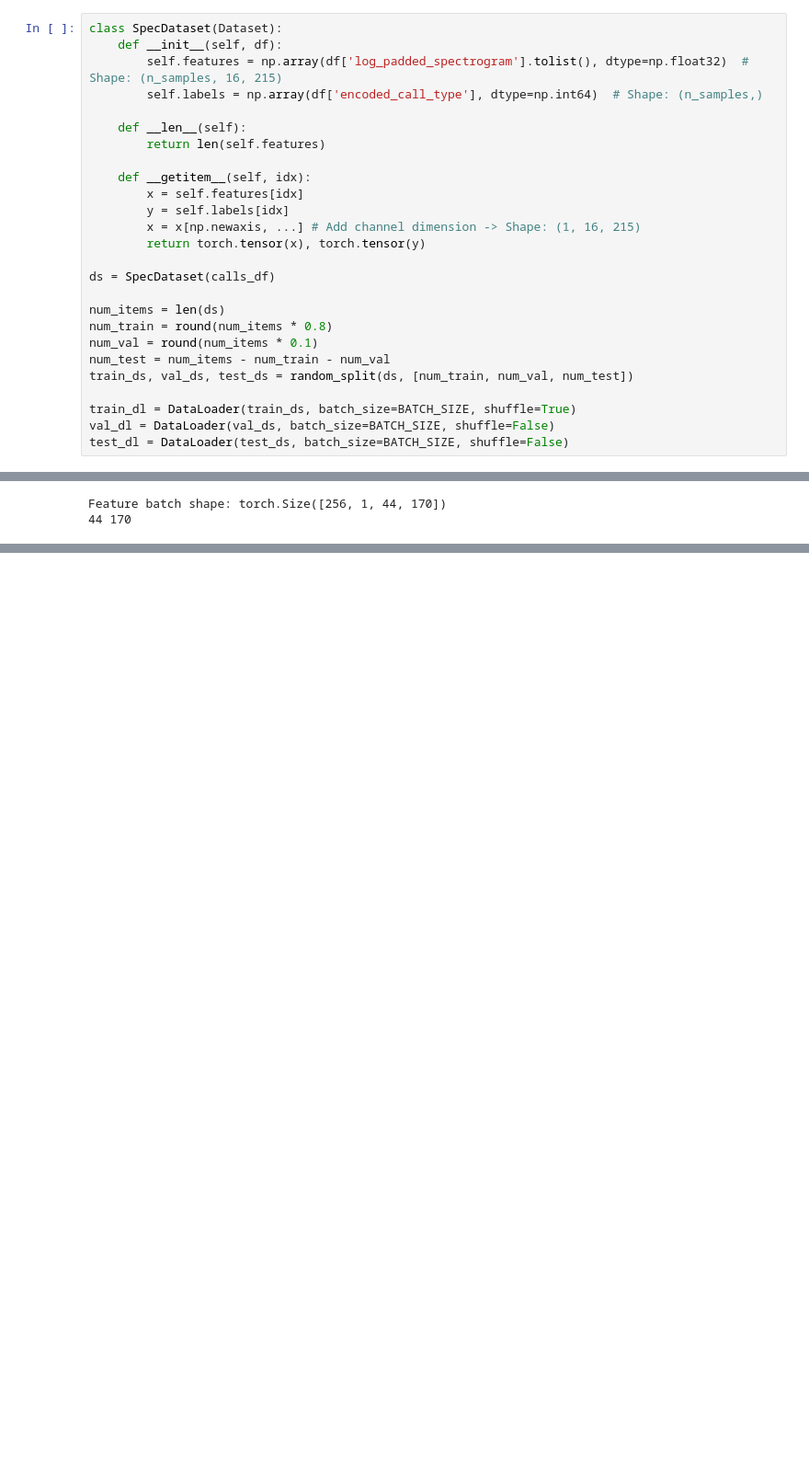
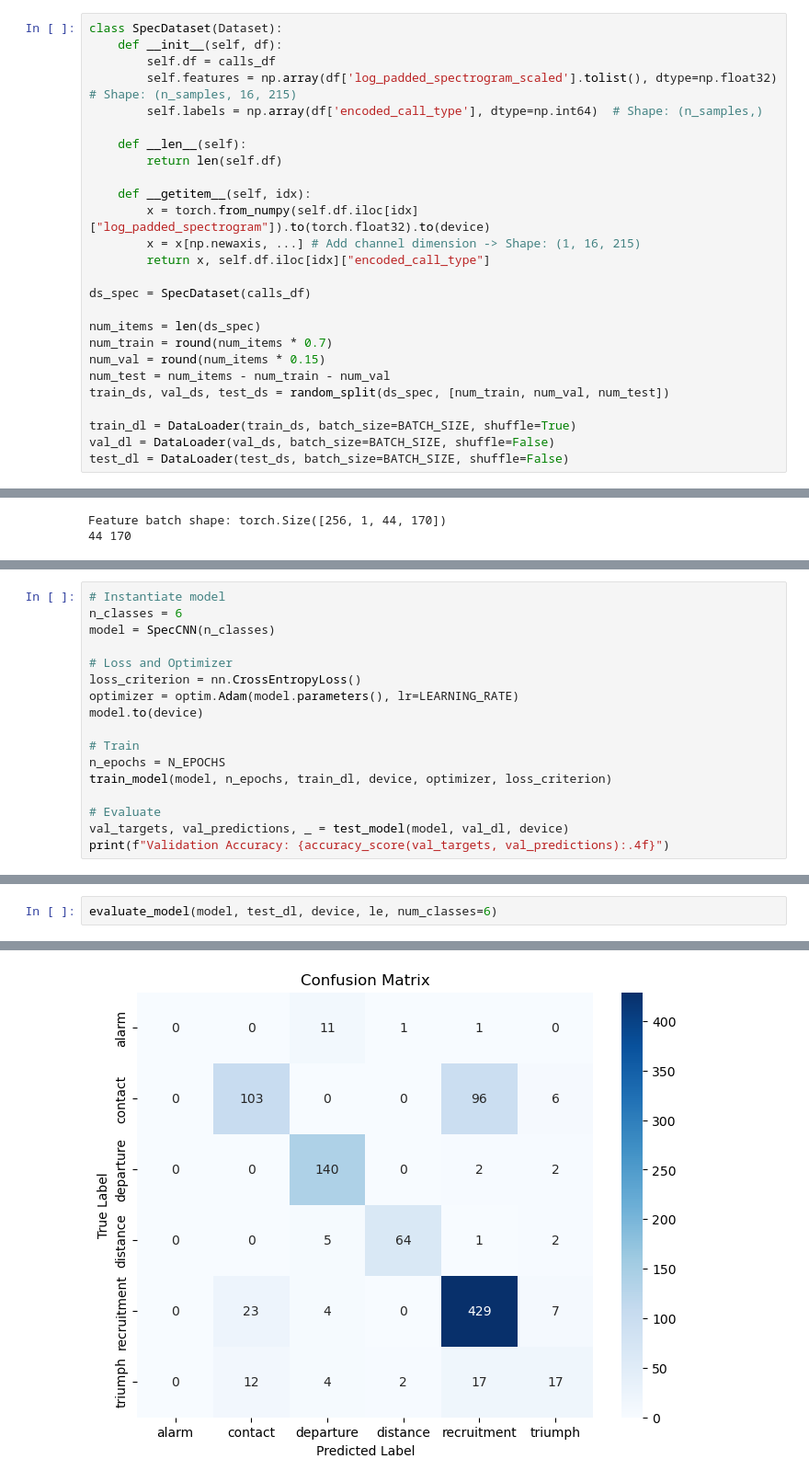
Before and after one commit to lgies23/GooseVocalizations---Thesis-code, a Jupyter notebook: classify_call_types.ipynb, the cells around one changed output, grey strips where cells are left out. Shown: that part at 92% size. Drawn from its saved outputs; the diff is of its cells as text; blank space fills up the shorter version.

```diff
--- a/classify_call_types.ipynb
+++ b/classify_call_types.ipynb
@@ -487,25 +802,25 @@ weighted avg       0.75      0.76      0.75       633
 # %%
 class SpecDataset(Dataset):
     def __init__(self, df):
-        self.features = np.array(df['log_padded_spectrogram'].tolist(), dtype=np.float32)  # Shape: (n_samples, 16, 215)
+        self.df = calls_df
+        self.features = np.array(df['log_padded_spectrogram_scaled'].tolist(), dtype=np.float32)  # Shape: (n_samples, 16, 215)
         self.labels = np.array(df['encoded_call_type'], dtype=np.int64)  # Shape: (n_samples,)
 
     def __len__(self):
-        return len(self.features)
+        return len(self.df)
 
     def __getitem__(self, idx):
-        x = self.features[idx]
-        y = self.labels[idx]
+        x = torch.from_numpy(self.df.iloc[idx]["log_padded_spectrogram"]).to(torch.float32).to(device)
         x = x[np.newaxis, ...] # Add channel dimension -> Shape: (1, 16, 215)
-        return torch.tensor(x), torch.tensor(y)
+        return x, self.df.iloc[idx]["encoded_call_type"]
 
-ds = SpecDataset(calls_df)
+ds_spec = SpecDataset(calls_df)
 
-num_items = len(ds)
-num_train = round(num_items * 0.8)
-num_val = round(num_items * 0.1)
+num_items = len(ds_spec)
+num_train = round(num_items * 0.7)
+num_val = round(num_items * 0.15)
 num_test = num_items - num_train - num_val
-train_ds, val_ds, test_ds = random_split(ds, [num_train, num_val, num_test])
+train_ds, val_ds, test_ds = random_split(ds_spec, [num_train, num_val, num_test])
 
 train_dl = DataLoader(train_ds, batch_size=BATCH_SIZE, shuffle=True)
 val_dl = DataLoader(val_ds, batch_size=BATCH_SIZE, shuffle=False)
@@ -640,0 +854,17 @@ weighted avg       0.80      0.81      0.80       633
+# %%
+# Instantiate model
+n_classes = 6
+model = SpecCNN(n_classes)
+
+# Loss and Optimizer
+loss_criterion = nn.CrossEntropyLoss()
+optimizer = optim.Adam(model.parameters(), lr=LEARNING_RATE)
+model.to(device)
+
+# Train
+n_epochs = N_EPOCHS
+train_model(model, n_epochs, train_dl, device, optimizer, loss_criterion)
+
+# Evaluate
+val_targets, val_predictions, _ = test_model(model, val_dl, device)
+print(f"Validation Accuracy: {accuracy_score(val_targets, val_predictions):.4f}")
@@ -640,0 +878,3 @@ weighted avg       0.80      0.81      0.80       633
+# %%
+evaluate_model(model, test_dl, device, le, num_classes=6)
+# %% [output]
@@ -640,0 +893 @@ weighted avg       0.80      0.81      0.80       633
+[figure, added]
```
Also changed, not shown: parts of 34 cells of this notebook, 2 other files.
